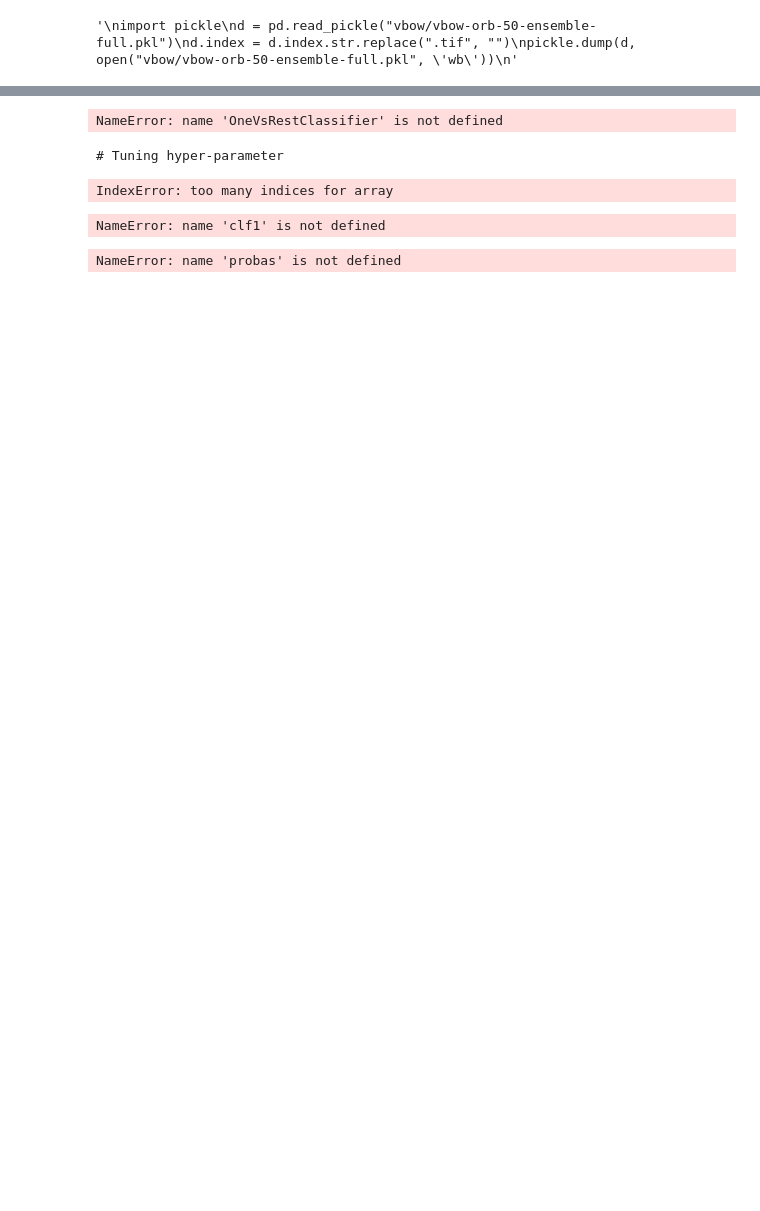
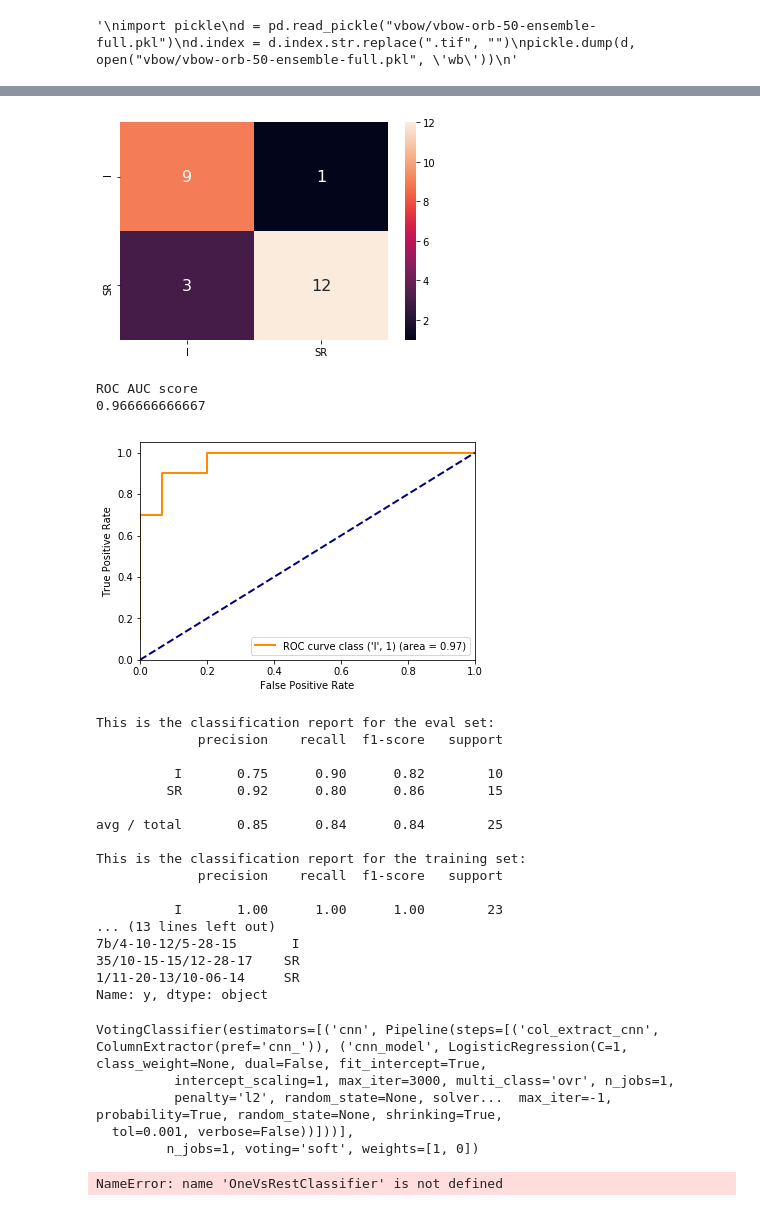
Before and after one commit to annamerk/crmo-diagnosis-using-mri, a Jupyter notebook: Ensemble Voter.ipynb, the cells around one changed output, grey strips where cells are left out. Cells and saved outputs as stored; diff of their text form; code cells hidden in the pictures; blank space fills up the shorter version.

```diff
--- a/Ensemble Voter.ipynb
+++ b/Ensemble Voter.ipynb
@@ -309,0 +163,3 @@ Name: y, dtype: object
+# %%
+train_ensemble(X,y, eclf_binary, multiclass=False, cv=6, show_incorrect=True)
+# %% [output]
@@ -310 +186,27 @@ Name: y, dtype: object
+[figure, added]
+ROC AUC score
+0.966666666667
+[figure, added]
+This is the classification report for the eval set:
+             precision    recall  f1-score   support
+
+          I       0.75      0.90      0.82        10
+         SR       0.92      0.80      0.86        15
+
+avg / total       0.85      0.84      0.84        25
+
+This is the classification report for the training set:
+             precision    recall  f1-score   support
+
+          I       1.00      1.00      1.00        23
+... (13 lines left out)
+7b/4-10-12/5-28-15       I
+35/10-15-15/12-28-17    SR
+1/11-20-13/10-06-14     SR
+Name: y, dtype: object
+VotingClassifier(estimators=[('cnn', Pipeline(steps=[('col_extract_cnn', ColumnExtractor(pref='cnn_')), ('cnn_model', LogisticRegression(C=1, class_weight=None, dual=False, fit_intercept=True,
+          intercept_scaling=1, max_iter=3000, multi_class='ovr', n_jobs=1,
+          penalty='l2', random_state=None, solver...  max_iter=-1, probability=True, random_state=None, shrinking=True,
+  tol=0.001, verbose=False))]))],
+         n_jobs=1, voting='soft', weights=[1, 0])
 # %%
@@ -327,54 +236,3 @@ clf = GridSearchCV(model_to_set, tuned_parameters)
 clf.fit(X_train, y_train)
 # %% [output]
 NameError: name 'OneVsRestClassifier' is not defined
-# %%
-train_ensemble(train_X,train_y,multiclass=False, cv=None)
-# %% [output]
-# Tuning hyper-parameter
-IndexError: too many indices for array
-# %%
-probas = [c.fit(X, y).predict_proba(X) for c in (clf1, clf2, clf3, eclf)]
-# %% [output]
-NameError: name 'clf1' is not defined
-# %%
-# get class probabilities for the first sample in the dataset
-class1_1 = [pr[0, 0] for pr in probas]
-class2_1 = [pr[0, 1] for pr in probas]
-
-
-# plotting
-
-N = 4  # number of groups
-ind = np.arange(N)  # group positions
-width = 0.35  # bar width
-
-fig, ax = plt.subplots()
-
-# bars for classifier 1-3
-p1 = ax.bar(ind, np.hstack(([class1_1[:-1], [0]])), width,
-            color='green', edgecolor='k')
-p2 = ax.bar(ind + width, np.hstack(([class2_1[:-1], [0]])), width,
-            color='lightgreen', edgecolor='k')
-
-# bars for VotingClassifier
-p3 = ax.bar(ind, [0, 0, 0, class1_1[-1]], width,
-            color='blue', edgecolor='k')
-p4 = ax.bar(ind + width, [0, 0, 0, class2_1[-1]], width,
-            color='steelblue', edgecolor='k')
-
-# plot annotations
-plt.axvline(2.8, color='k', linestyle='dashed')
-ax.set_xticks(ind + width)
-ax.set_xticklabels(['LogisticRegression\nweight 1',
-                    'GaussianNB\nweight 1',
-                    'RandomForestClassifier\nweight 5',
-                    'VotingClassifier\n(average probabilities)'],
-                   rotation=40,
-                   ha='right')
-plt.ylim([0, 1])
-plt.title('Class probabilities for sample 1 by different classifiers')
-plt.legend([p1[0], p2[0]], ['class 1', 'class 2'], loc='upper left')
-plt.tight_layout()
-plt.show()
-# %% [output]
-NameError: name 'probas' is not defined
```
Also changed, not shown: parts of 19 cells of this notebook, 8 other files.
